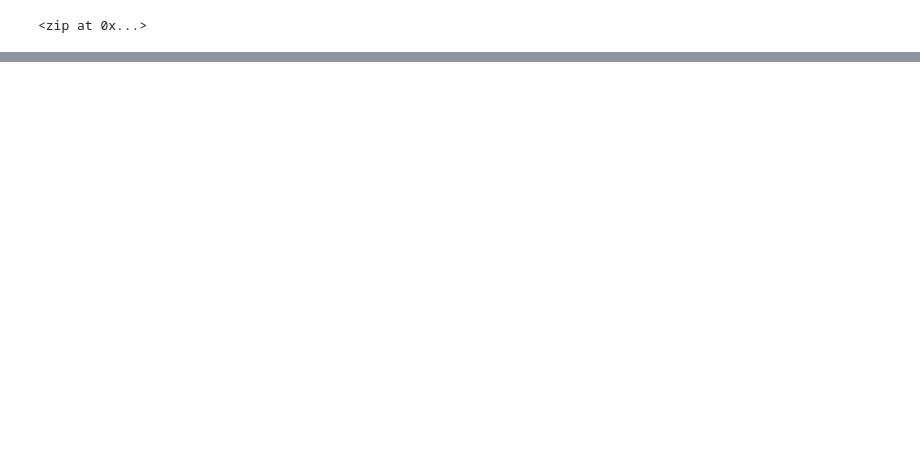
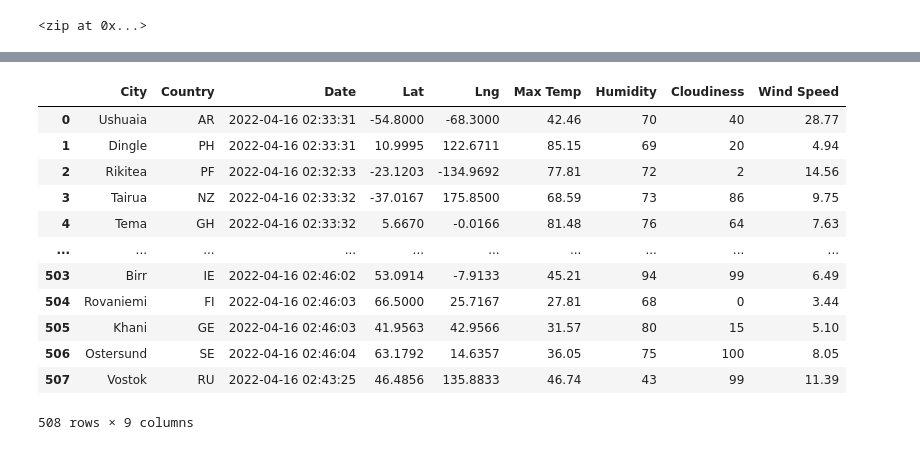
Before and after one commit to BscherpingGitHub/World_Weather_Analysis, a Jupyter notebook: WeatherPy.ipynb, the cells around one changed output, grey strips where cells are left out. Saved outputs shown, nothing was run; the diff lists cells and outputs as text; code cells hidden in the pictures; blank space fills up the shorter version.

```diff
--- a/WeatherPy.ipynb
+++ b/WeatherPy.ipynb
@@ -32,0 +39,4 @@ len(cities)
+# %%
+# Starting URL for Weather Map API Call.
+url = "http://api.openweathermap.org/data/2.5/weather?units=Imperial&APPID=" + weather_api_key
+print(url)
@@ -32,0 +130,4 @@ len(cities)
+# %%
+# Convert the array of dictionaries to a Pandas DataFrame.
+city_data_df = pd.DataFrame(city_data)
+city_data_df.head(10)
@@ -32,0 +146,18 @@ len(cities)
+# %%
+new_column_order = ["City","Country", "Date", "Lat", "Lng", "Max Temp", "Humidity", "Cloudiness", "Wind Speed"]
+city_data_df = city_data_df[new_column_order]
+city_data_df
+# %% [output]
+|  | City | Country | Date | Lat | Lng | Max Temp | Humidity | Cloudiness | Wind Speed |
+| 0 | Ushuaia | AR | 2022-04-16 02:33:31 | -54.8000 | -68.3000 | 42.46 | 70 | 40 | 28.77 |
+| 1 | Dingle | PH | 2022-04-16 02:33:31 | 10.9995 | 122.6711 | 85.15 | 69 | 20 | 4.94 |
+| 2 | Rikitea | PF | 2022-04-16 02:32:33 | -23.1203 | -134.9692 | 77.81 | 72 | 2 | 14.56 |
+| 3 | Tairua | NZ | 2022-04-16 02:33:32 | -37.0167 | 175.8500 | 68.59 | 73 | 86 | 9.75 |
+| 4 | Tema | GH | 2022-04-16 02:33:32 | 5.6670 | -0.0166 | 81.48 | 76 | 64 | 7.63 |
+| ... | ... | ... | ... | ... | ... | ... | ... | ... | ... |
+| 503 | Birr | IE | 2022-04-16 02:46:02 | 53.0914 | -7.9133 | 45.21 | 94 | 99 | 6.49 |
+| 504 | Rovaniemi | FI | 2022-04-16 02:46:03 | 66.5000 | 25.7167 | 27.81 | 68 | 0 | 3.44 |
+| 505 | Khani | GE | 2022-04-16 02:46:03 | 41.9563 | 42.9566 | 31.57 | 80 | 15 | 5.10 |
+| 506 | Ostersund | SE | 2022-04-16 02:46:04 | 63.1792 | 14.6357 | 36.05 | 75 | 100 | 8.05 |
+| 507 | Vostok | RU | 2022-04-16 02:43:25 | 46.4856 | 135.8833 | 46.74 | 43 | 99 | 11.39 |
+508 rows × 9 columns
```
Also changed, not shown: parts of 7 cells of this notebook, 4 other files.
